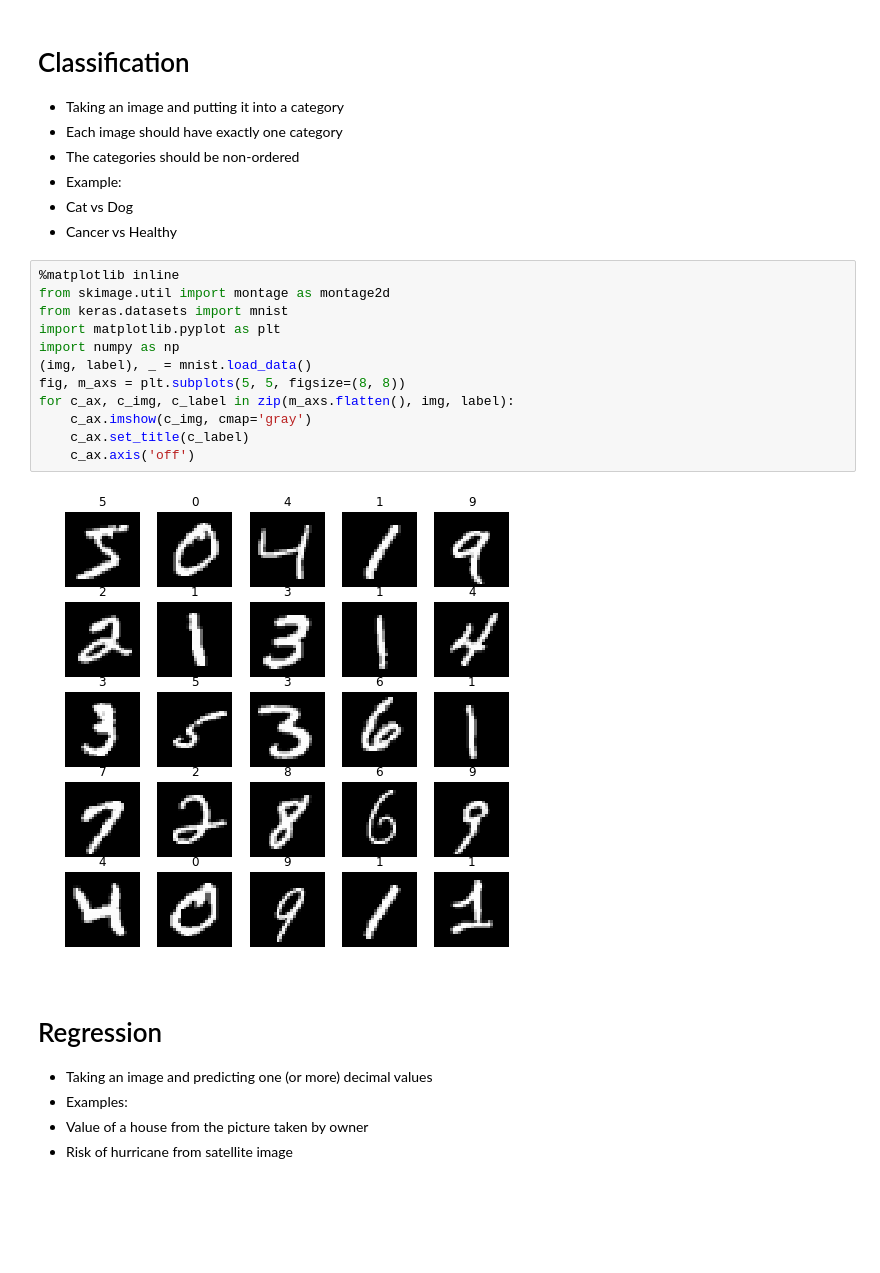
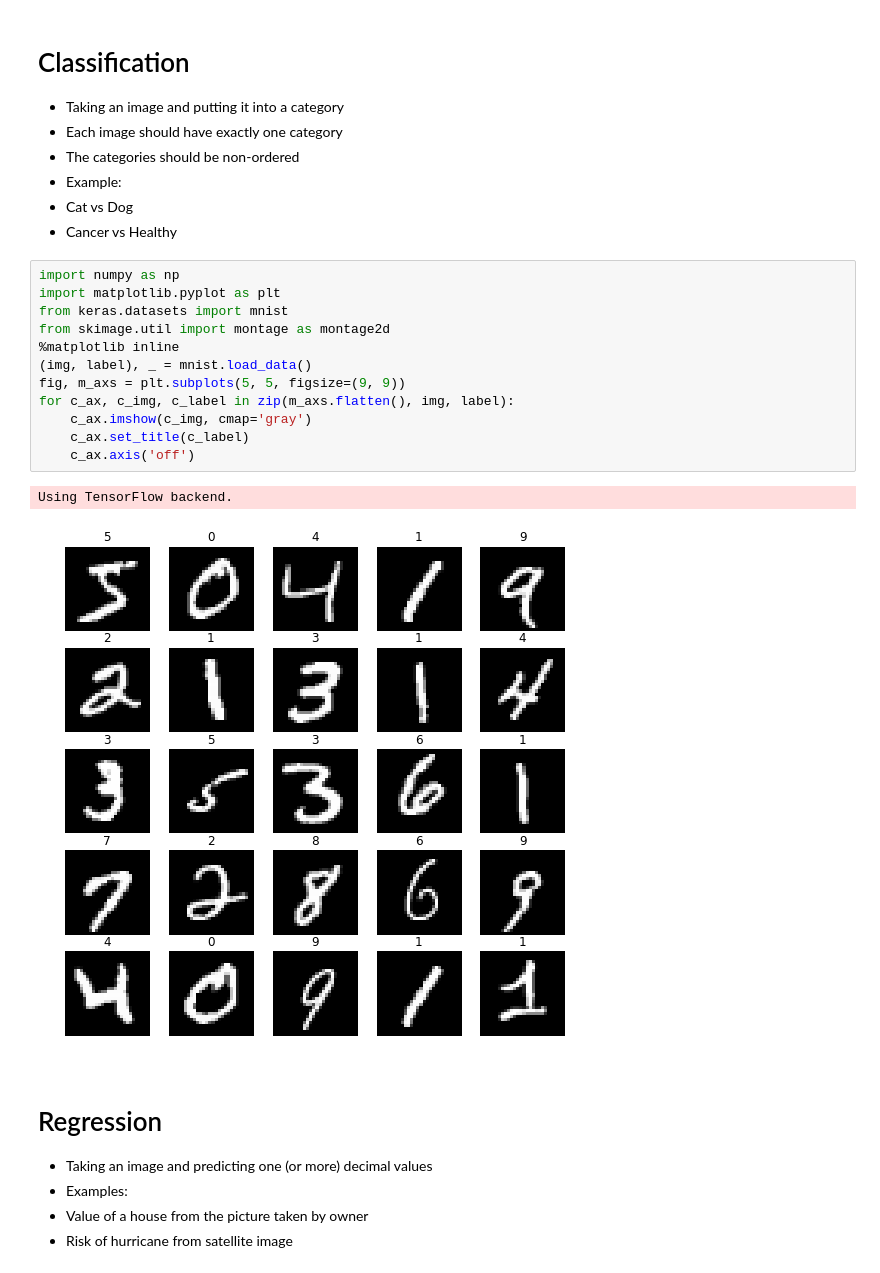
Before and after one commit to kmader/Quantitative-Big-Imaging-2019, a Jupyter notebook: Lectures/02-Datasets.ipynb, the cells around one changed output. Cells and saved outputs as stored; diff of their text form; blank space fills up the shorter version.

```diff
--- a/Lectures/02-Datasets.ipynb
+++ b/Lectures/02-Datasets.ipynb
@@ -127,19 +134,20 @@ No, that isn't the point of this lecture. Even if you aren't using deep learning
  - Cat vs Dog
  - Cancer vs Healthy
 # %%
+import numpy as np
+import matplotlib.pyplot as plt
+from keras.datasets import mnist
+from skimage.util import montage as montage2d
 %matplotlib inline
-from skimage.util import montage as montage2d
-from keras.datasets import mnist
-import matplotlib.pyplot as plt
-import numpy as np
 (img, label), _ = mnist.load_data()
-fig, m_axs = plt.subplots(5, 5, figsize=(8, 8))
+fig, m_axs = plt.subplots(5, 5, figsize=(9, 9))
 for c_ax, c_img, c_label in zip(m_axs.flatten(), img, label):
     c_ax.imshow(c_img, cmap='gray')
     c_ax.set_title(c_label)
     c_ax.axis('off')
 # %% [output]
+Using TensorFlow backend.
-[figure, old version]
+[figure, new version]
 # %% [markdown]
 # Regression
 - Taking an image and predicting one (or more) decimal values
```
Also changed, not shown: parts of 17 cells of this notebook, 3 other files.
